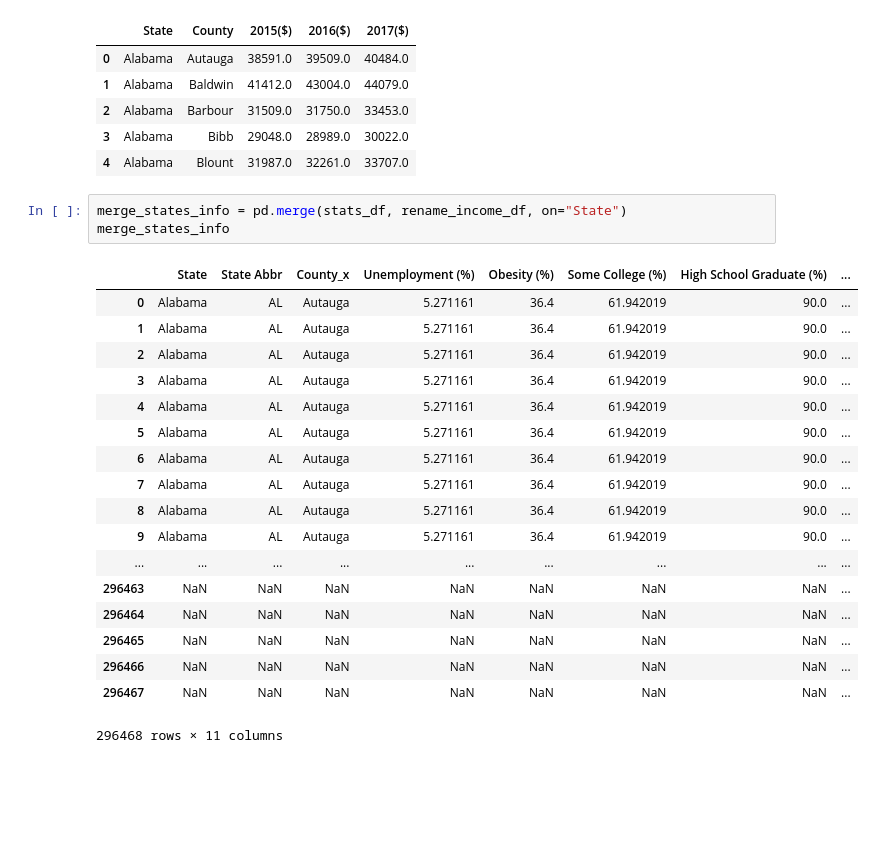
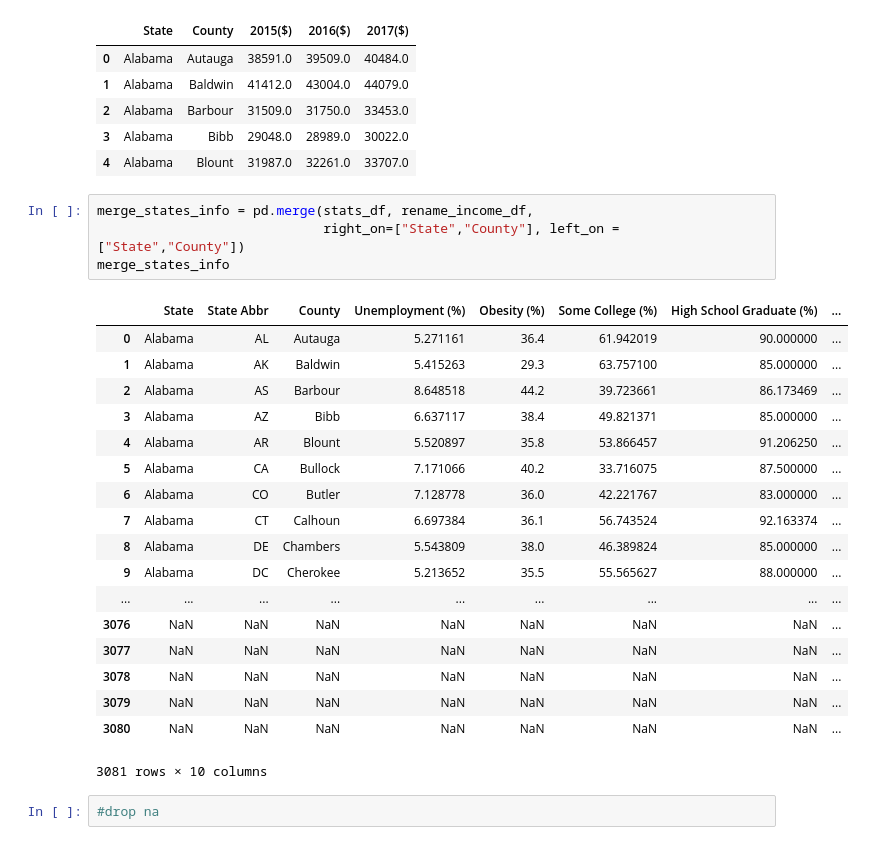
Before and after one commit to emilou1981/Group_Project_1, a Jupyter notebook: elizabeth_jupyter_version.ipynb, the cells around one changed output. Saved outputs shown, nothing was run; the diff lists cells and outputs as text; blank space fills up the shorter version.

Commit message:
fully merged dataframe version

```diff
--- a/elizabeth_jupyter_version.ipynb
+++ b/elizabeth_jupyter_version.ipynb
@@ -120,24 +127,27 @@ rename_income_df.head()
 | 3 | Alabama | Bibb | 29048.0 | 28989.0 | 30022.0 |
 | 4 | Alabama | Blount | 31987.0 | 32261.0 | 33707.0 |
 # %%
-merge_states_info = pd.merge(stats_df, rename_income_df, on="State")
+merge_states_info = pd.merge(stats_df, rename_income_df,
+                             right_on=["State","County"], left_on = ["State","County"])
 merge_states_info
 # %% [output]
-|  | State | State Abbr | County_x | Unemployment (%) | Obesity (%) | Some College (%) | High School Graduate (%) | ... |
-| 0 | Alabama | AL | Autauga | 5.271161 | 36.4 | 61.942019 | 90.0 | ... |
-| 1 | Alabama | AL | Autauga | 5.271161 | 36.4 | 61.942019 | 90.0 | ... |
-| 2 | Alabama | AL | Autauga | 5.271161 | 36.4 | 61.942019 | 90.0 | ... |
-| 3 | Alabama | AL | Autauga | 5.271161 | 36.4 | 61.942019 | 90.0 | ... |
-| 4 | Alabama | AL | Autauga | 5.271161 | 36.4 | 61.942019 | 90.0 | ... |
-| 5 | Alabama | AL | Autauga | 5.271161 | 36.4 | 61.942019 | 90.0 | ... |
-| 6 | Alabama | AL | Autauga | 5.271161 | 36.4 | 61.942019 | 90.0 | ... |
-| 7 | Alabama | AL | Autauga | 5.271161 | 36.4 | 61.942019 | 90.0 | ... |
-| 8 | Alabama | AL | Autauga | 5.271161 | 36.4 | 61.942019 | 90.0 | ... |
-| 9 | Alabama | AL | Autauga | 5.271161 | 36.4 | 61.942019 | 90.0 | ... |
+|  | State | State Abbr | County | Unemployment (%) | Obesity (%) | Some College (%) | High School Graduate (%) | ... |
+| 0 | Alabama | AL | Autauga | 5.271161 | 36.4 | 61.942019 | 90.000000 | ... |
+| 1 | Alabama | AK | Baldwin | 5.415263 | 29.3 | 63.757100 | 85.000000 | ... |
+| 2 | Alabama | AS | Barbour | 8.648518 | 44.2 | 39.723661 | 86.173469 | ... |
+| 3 | Alabama | AZ | Bibb | 6.637117 | 38.4 | 49.821371 | 85.000000 | ... |
+| 4 | Alabama | AR | Blount | 5.520897 | 35.8 | 53.866457 | 91.206250 | ... |
+| 5 | Alabama | CA | Bullock | 7.171066 | 40.2 | 33.716075 | 87.500000 | ... |
+| 6 | Alabama | CO | Butler | 7.128778 | 36.0 | 42.221767 | 83.000000 | ... |
+| 7 | Alabama | CT | Calhoun | 6.697384 | 36.1 | 56.743524 | 92.163374 | ... |
+| 8 | Alabama | DE | Chambers | 5.543809 | 38.0 | 46.389824 | 85.000000 | ... |
+| 9 | Alabama | DC | Cherokee | 5.213652 | 35.5 | 55.565627 | 88.000000 | ... |
 | ... | ... | ... | ... | ... | ... | ... | ... | ... |
-| 296463 | NaN | NaN | NaN | NaN | NaN | NaN | NaN | ... |
-| 296464 | NaN | NaN | NaN | NaN | NaN | NaN | NaN | ... |
-| 296465 | NaN | NaN | NaN | NaN | NaN | NaN | NaN | ... |
-| 296466 | NaN | NaN | NaN | NaN | NaN | NaN | NaN | ... |
-| 296467 | NaN | NaN | NaN | NaN | NaN | NaN | NaN | ... |
+| 3076 | NaN | NaN | NaN | NaN | NaN | NaN | NaN | ... |
+| 3077 | NaN | NaN | NaN | NaN | NaN | NaN | NaN | ... |
+| 3078 | NaN | NaN | NaN | NaN | NaN | NaN | NaN | ... |
+| 3079 | NaN | NaN | NaN | NaN | NaN | NaN | NaN | ... |
+| 3080 | NaN | NaN | NaN | NaN | NaN | NaN | NaN | ... |
-296468 rows × 11 columns
+3081 rows × 10 columns
+# %%
+#drop na
```
Also changed, not shown: parts of 1 cell of this notebook, 2 other files.
